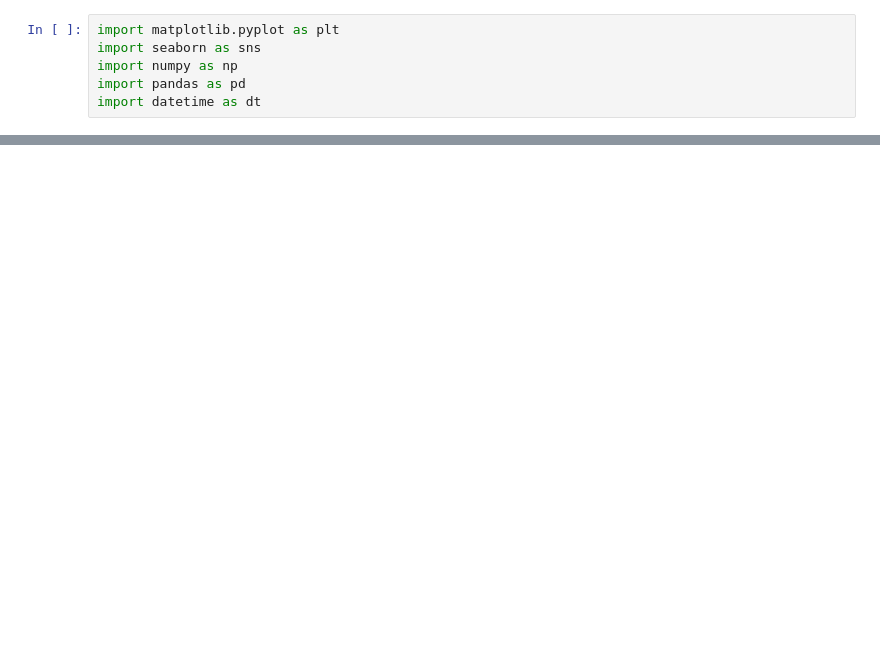
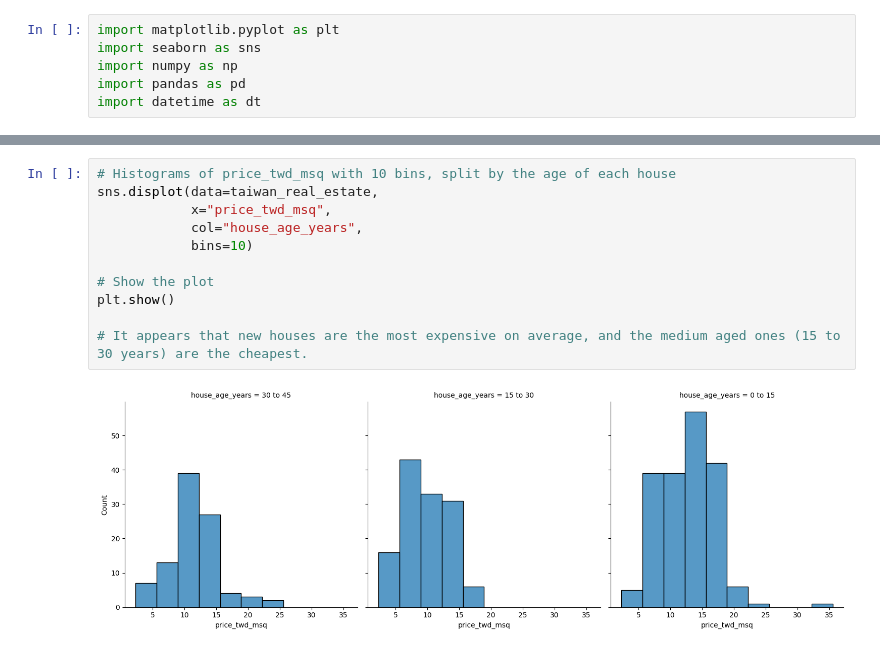
Before and after one commit to Rohanrathod7/my-ds-labs, a Jupyter notebook: 26_Introduction_to_Regression_with_statsmodels_in_Python/01_Simple_Linear_Regression_Modeling.ipynb, the cells around one changed output, grey strips where cells are left out. Saved outputs shown, nothing was run; the diff lists cells and outputs as text; blank space fills up the shorter version.

```diff
--- a/26_Introduction_to_Regression_with_statsmodels_in_Python/01_Simple_Linear_Regression_Modeling.ipynb
+++ b/26_Introduction_to_Regression_with_statsmodels_in_Python/01_Simple_Linear_Regression_Modeling.ipynb
@@ -294,0 +127,13 @@ except AssertionError:
+# %%
+# Histograms of price_twd_msq with 10 bins, split by the age of each house
+sns.displot(data=taiwan_real_estate,
+            x="price_twd_msq",
+            col="house_age_years",
+            bins=10)
+
+# Show the plot
+plt.show()
+
+# It appears that new houses are the most expensive on average, and the medium aged ones (15 to 30 years) are the cheapest.
+# %% [output]
+[figure, added]
```
Also changed, not shown: parts of 32 cells of this notebook.
